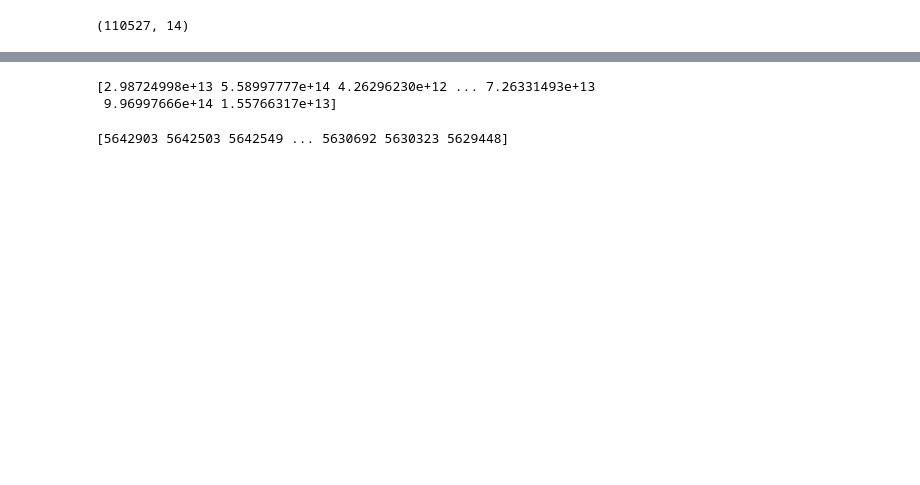
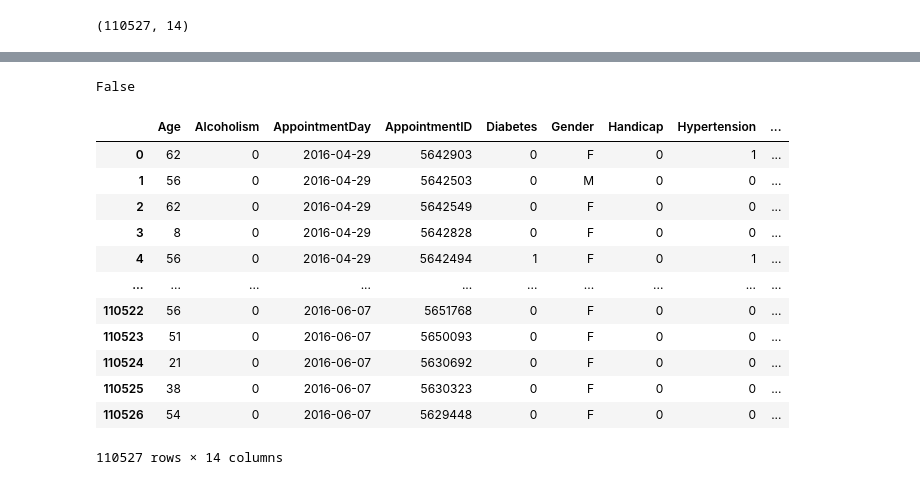
Before and after one commit to asaadkhattab/MedicalAppointmentNoShowsCapstone, a Jupyter notebook: 2_DataWrangling.ipynb, the cells around one changed output, grey strips where cells are left out. Saved outputs shown, nothing was run; the diff lists cells and outputs as text; code cells hidden in the pictures; blank space fills up the shorter version.

```diff
--- a/2_DataWrangling.ipynb
+++ b/2_DataWrangling.ipynb
@@ -172,5 +182,8 @@ Handicap            0.004524
 SMSSent             0.001810
 NoShow              0.001810
 dtype: float64
+# %%
+df['PatientId'] = df['PatientId'].apply(lambda x: str(int(x)));
+df['PatientId'] = pd.to_numeric(df['PatientId'])
 # %%
 df['Gender'] = df['Gender'].astype('category')
@@ -194,10 +214,21 @@ NoShow              object
 dtype: object
-# %%
-print(df['PatientId'].unique())
-# %% [output]
-[2.98724998e+13 5.58997777e+14 4.26296230e+12 ... 7.26331493e+13
- 9.96997666e+14 1.55766317e+13]
-# %%
-print(df['AppointmentId'].unique())
-# %% [output]
-[5642903 5642503 5642549 ... 5630692 5630323 5629448]
+# %%
+df.isnull().values.any()
+# %% [output]
+False
+# %%
+df.sort_index(axis=1, ascending=True)
+# %% [output]
+|  | Age | Alcoholism | AppointmentDay | AppointmentID | Diabetes | Gender | Handicap | Hypertension | ... |
+| 0 | 62 | 0 | 2016-04-29 | 5642903 | 0 | F | 0 | 1 | ... |
+| 1 | 56 | 0 | 2016-04-29 | 5642503 | 0 | M | 0 | 0 | ... |
+| 2 | 62 | 0 | 2016-04-29 | 5642549 | 0 | F | 0 | 0 | ... |
+| 3 | 8 | 0 | 2016-04-29 | 5642828 | 0 | F | 0 | 0 | ... |
+| 4 | 56 | 0 | 2016-04-29 | 5642494 | 1 | F | 0 | 1 | ... |
+| ... | ... | ... | ... | ... | ... | ... | ... | ... | ... |
+| 110522 | 56 | 0 | 2016-06-07 | 5651768 | 0 | F | 0 | 0 | ... |
+| 110523 | 51 | 0 | 2016-06-07 | 5650093 | 0 | F | 0 | 0 | ... |
+| 110524 | 21 | 0 | 2016-06-07 | 5630692 | 0 | F | 0 | 0 | ... |
+| 110525 | 38 | 0 | 2016-06-07 | 5630323 | 0 | F | 0 | 0 | ... |
+| 110526 | 54 | 0 | 2016-06-07 | 5629448 | 0 | F | 0 | 0 | ... |
+110527 rows × 14 columns
```
Also changed, not shown: parts of 33 cells of this notebook, 1 other file.
